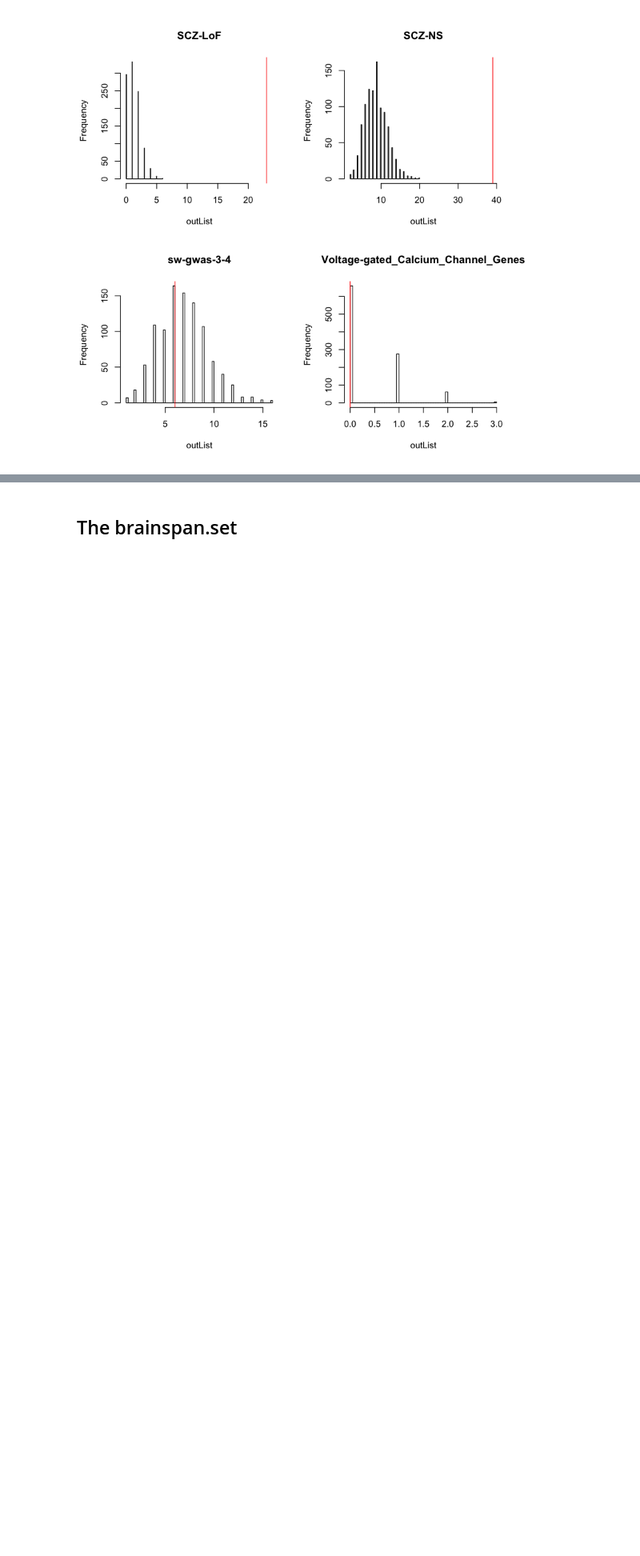
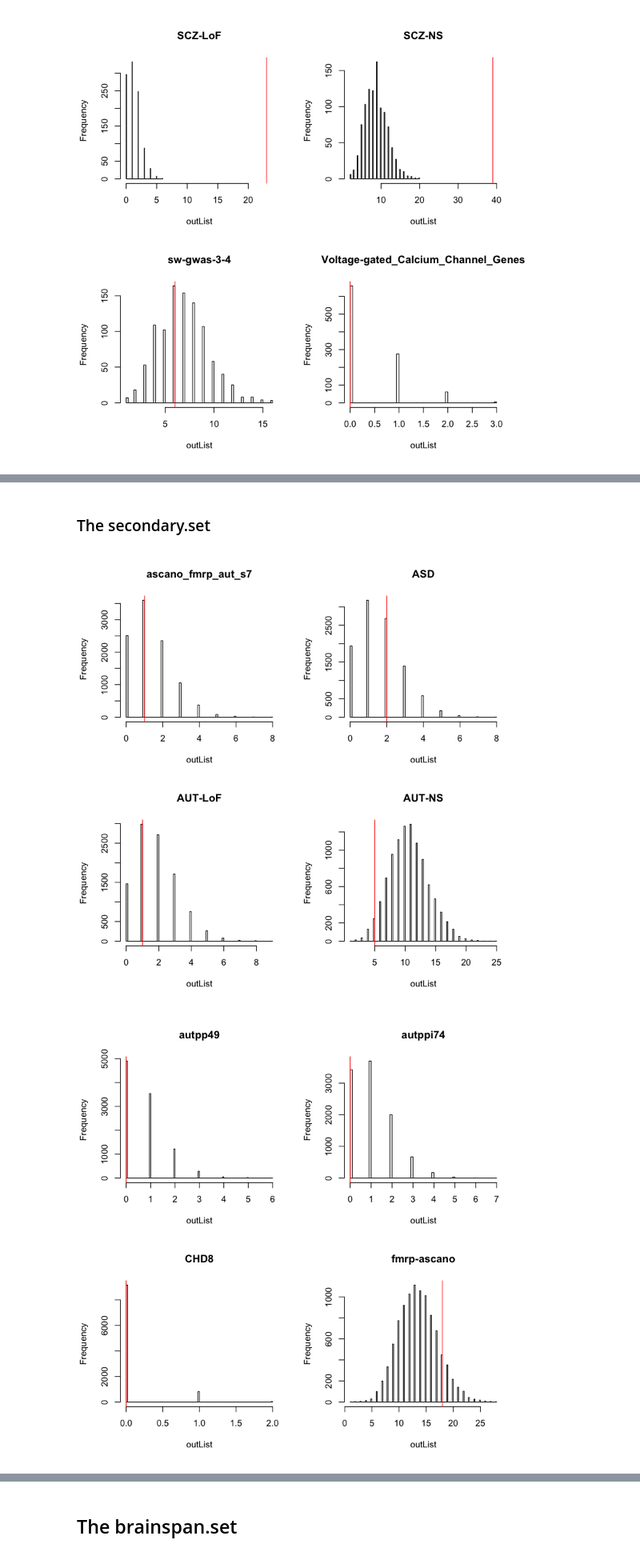
Before and after one commit to hoangtn/extTADA, a Jupyter notebook: Model/intersect_between_309gene_fromTADA_and_other_gene_set.ipynb, the cells around one changed output, grey strips where cells are left out. Shown at 80% size. Cells and saved outputs as stored; diff of their text form; code cells hidden in the pictures; blank space fills up the shorter version.

```diff
--- a/Model/intersect_between_309gene_fromTADA_and_other_gene_set.ipynb
+++ b/Model/intersect_between_309gene_fromTADA_and_other_gene_set.ipynb
@@ -163,0 +188,2 @@ for (kk in 1:length(go1)){
+# %% [markdown]
+### The secondary.set
@@ -163,0 +192,42 @@ for (kk in 1:length(go1)){
+# %%
+go1 <- split(allFile, allFile[, 2])
+pList <- NULL
+nameGeneSet <- NULL
+nOverlappingGene <- NULL
+lGeneSet <- NULL
+
+par(mfrow = c(2, 2))
+for (kk in 1:length(go1)){
+#  x1 <- read.table(paste(dirF, "/", fileN[kk], sep = ""))
+  x1 <- as.character(go1[[kk]][, 1])
+#  xFMRP <- as.character(x1[, 1])
+    xFMRP <- x1
+  xFMRP <- unique(xFMRP)
+
+  l1 <- length(xFMRP)
+    lGeneSet[kk] <- l1
+  nameGeneSet[kk] <- as.character(go1[[kk]][1, 2])
+
+  nSample <- 10000 ##Number of sampling from all genes
+  outList <- NULL
+
+  xIntersect <- length(intersect(xFMRP, xResult))
+
+    nOverlappingGene[kk] <- xIntersect
+
+  for (i in 1:nSample){
+    tempGene <- sample(xAll, l1)
+    outList[i] <- length(intersect(tempGene, xResult))
+
+  }
+  pList[kk] <- 1- pnorm(xIntersect, mean(outList), sd = sd(outList))
+
+       hist(outList, 100, main = nameGeneSet[kk], xlim = range(c(outList, xIntersect + 1)))
+    abline(v = xIntersect, col = 'red')
+
+
+
+}
+# %% [output]
+[figure, added]
+[figure, added]
```
Also changed, not shown: parts of 8 cells of this notebook.
